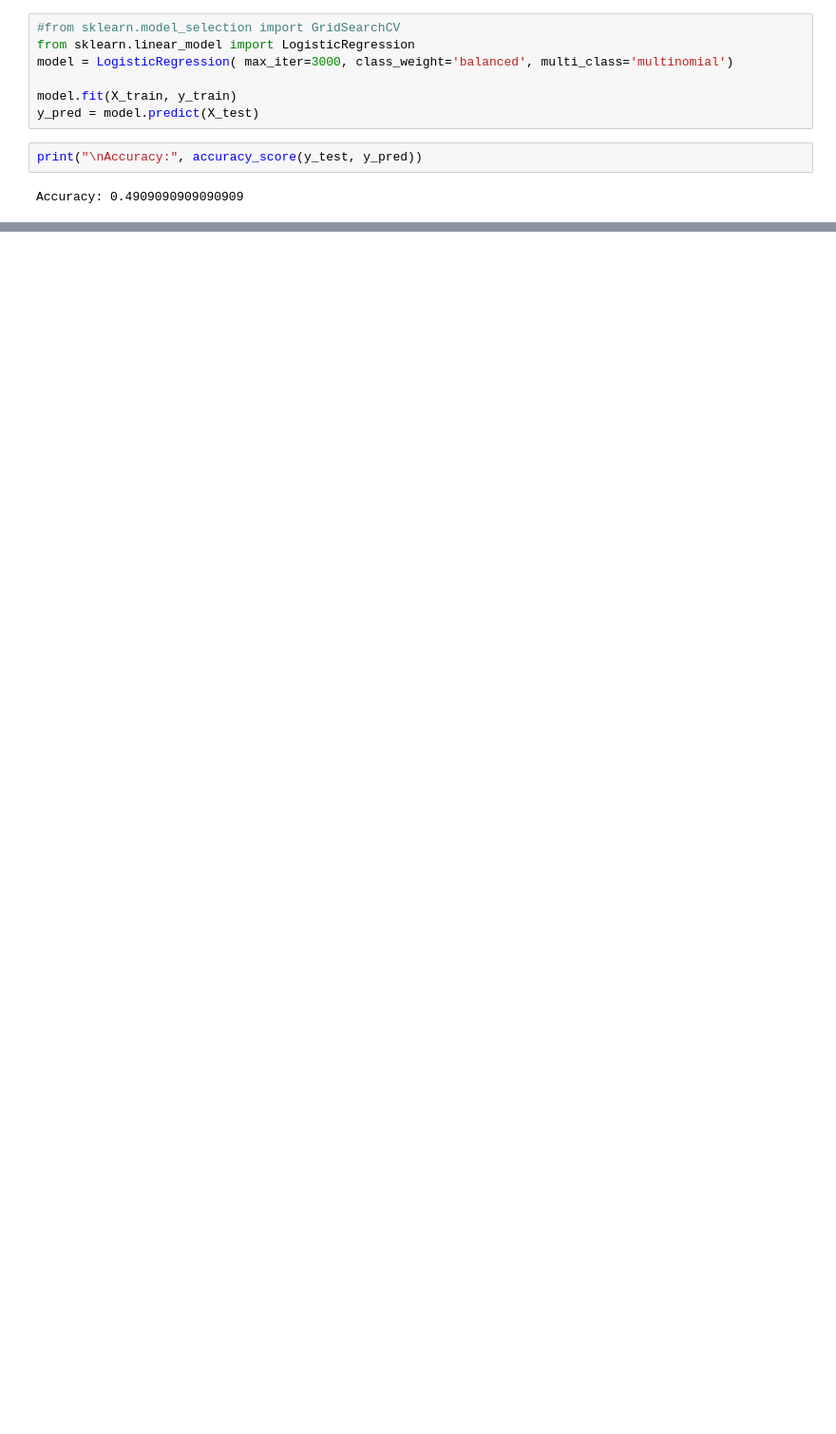
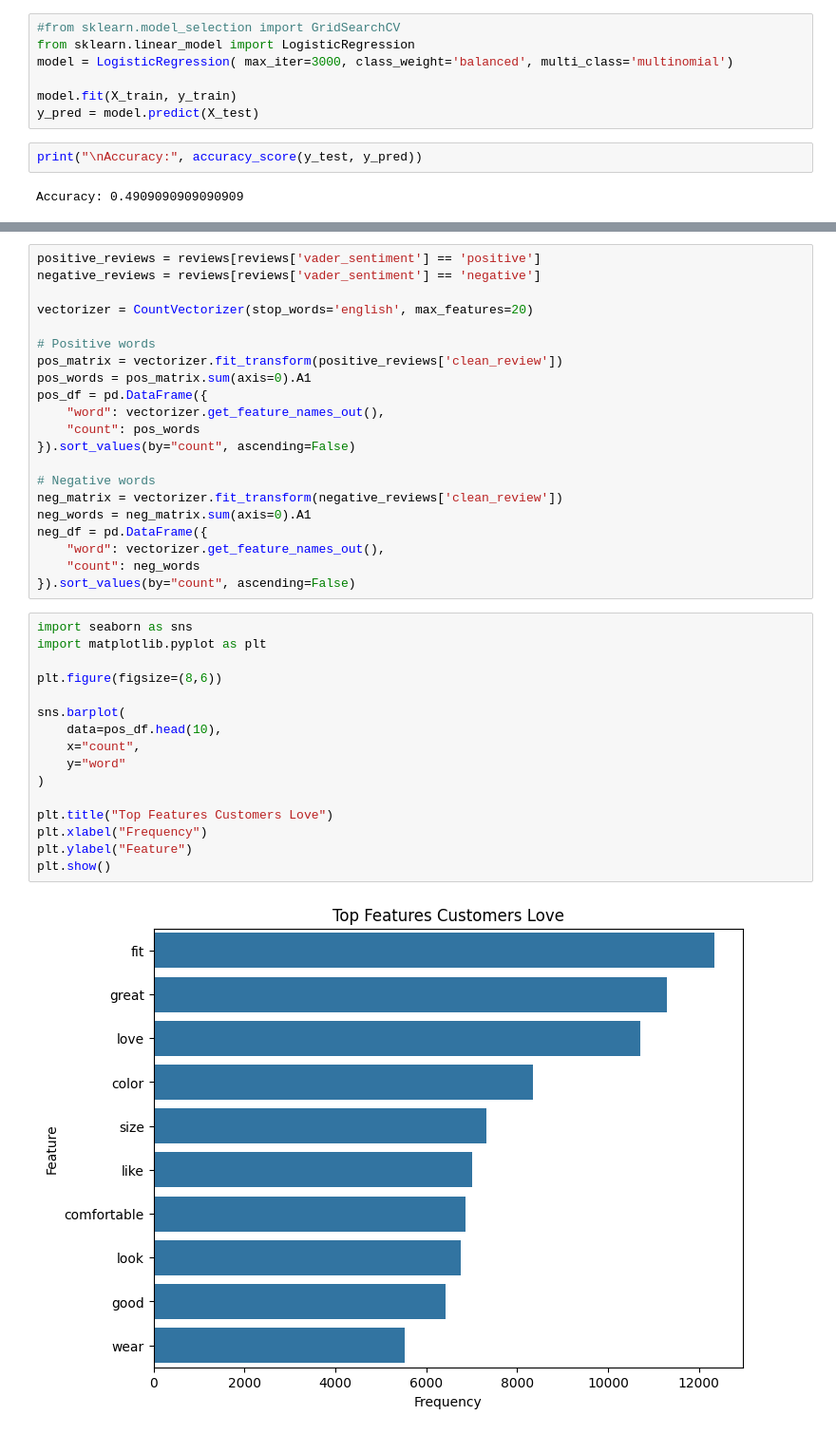
Before and after one commit to Malki9/3601763_BD2, a Jupyter notebook: 3601763_BD2.ipynb, the cells around one changed output, grey strips where cells are left out. Shown at 95% size. Saved outputs shown, nothing was run; the diff lists cells and outputs as text; blank space fills up the shorter version.

```diff
--- a/3601763_BD2.ipynb
+++ b/3601763_BD2.ipynb
@@ -775,0 +818,39 @@ Accuracy: 0.4909090909090909
+# %%
+positive_reviews = reviews[reviews['vader_sentiment'] == 'positive']
+negative_reviews = reviews[reviews['vader_sentiment'] == 'negative']
+
+vectorizer = CountVectorizer(stop_words='english', max_features=20)
+
+# Positive words
+pos_matrix = vectorizer.fit_transform(positive_reviews['clean_review'])
+pos_words = pos_matrix.sum(axis=0).A1
+pos_df = pd.DataFrame({
+    "word": vectorizer.get_feature_names_out(),
+    "count": pos_words
+}).sort_values(by="count", ascending=False)
+
+# Negative words
+neg_matrix = vectorizer.fit_transform(negative_reviews['clean_review'])
+neg_words = neg_matrix.sum(axis=0).A1
+neg_df = pd.DataFrame({
+    "word": vectorizer.get_feature_names_out(),
+    "count": neg_words
+}).sort_values(by="count", ascending=False)
+# %%
+import seaborn as sns
+import matplotlib.pyplot as plt
+
+plt.figure(figsize=(8,6))
+
+sns.barplot(
+    data=pos_df.head(10),
+    x="count",
+    y="word"
+)
+
+plt.title("Top Features Customers Love")
+plt.xlabel("Frequency")
+plt.ylabel("Feature")
+plt.show()
+# %% [output]
+[figure, added]
```
Also changed, not shown: parts of 17 cells of this notebook.
